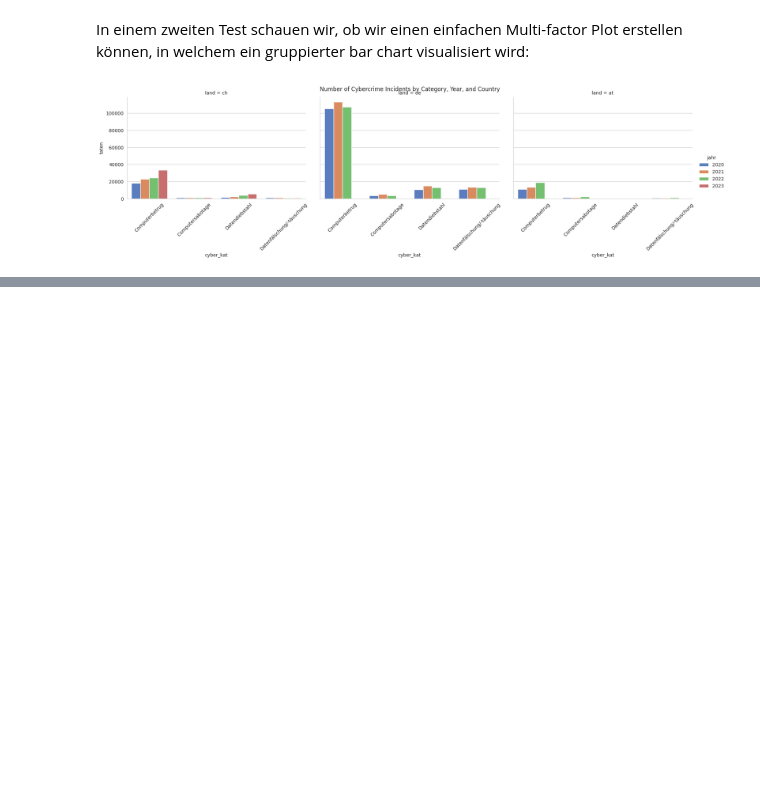
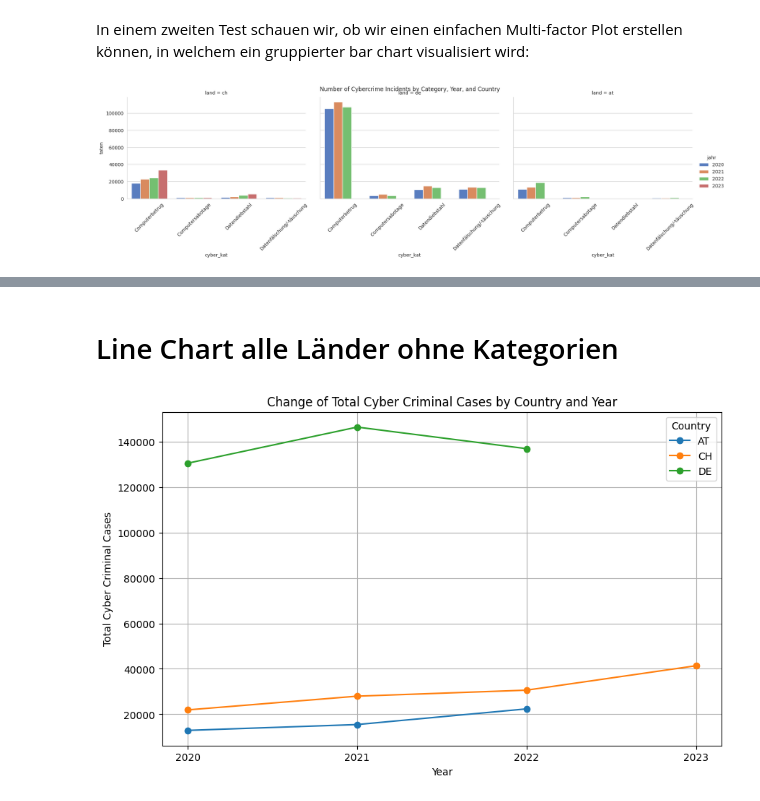
Before and after one commit to baumannf/bina_module, a Jupyter notebook: BINA_LN1_CybercrimeVisualisation.ipynb, the cells around one changed output, grey strips where cells are left out. Saved outputs shown, nothing was run; the diff lists cells and outputs as text; code cells hidden in the pictures; blank space fills up the shorter version.

```diff
--- a/BINA_LN1_CybercrimeVisualisation.ipynb
+++ b/BINA_LN1_CybercrimeVisualisation.ipynb
@@ -226,0 +314,33 @@ plt.show()
+# %% [markdown]
+# Line Chart alle Länder ohne Kategorien
+# %%
+import pandas as pd
+import numpy as np
+import matplotlib.pyplot as plt
+
+# Load data from the URL
+url = 'https://raw.githubusercontent.com/baumannf/bina_module/main/data/master/Cyberdelikte_DACH.csv'
+data = pd.read_csv(url)
+
+# Group the data by country and year, summing up the cases
+grouped_data = data.groupby(['land', 'jahr'])['taten'].sum().unstack(fill_value=0)
+
+# Plotting the line chart
+fig, ax = plt.subplots(figsize=(10, 6))
+for country in grouped_data.index:
+    x_vals = grouped_data.columns
+    y_vals = grouped_data.loc[country]
+    # Filter out zero values and corresponding years for plotting
+    filtered_x = [x for x, y in zip(x_vals, y_vals) if y > 0]
+    filtered_y = [y for y in y_vals if y > 0]
+    ax.plot(filtered_x, filtered_y, marker='o', label=f'{country.upper()}')
+
+plt.title('Change of Total Cyber Criminal Cases by Country and Year')
+plt.xlabel('Year')
+plt.ylabel('Total Cyber Criminal Cases')
+plt.xticks(grouped_data.columns)  # Ensure that only full years are shown
+plt.legend(title='Country')
+plt.grid(True)
+plt.show()
+# %% [output]
+[figure, added]
```
Also changed, not shown: parts of 9 cells of this notebook.
